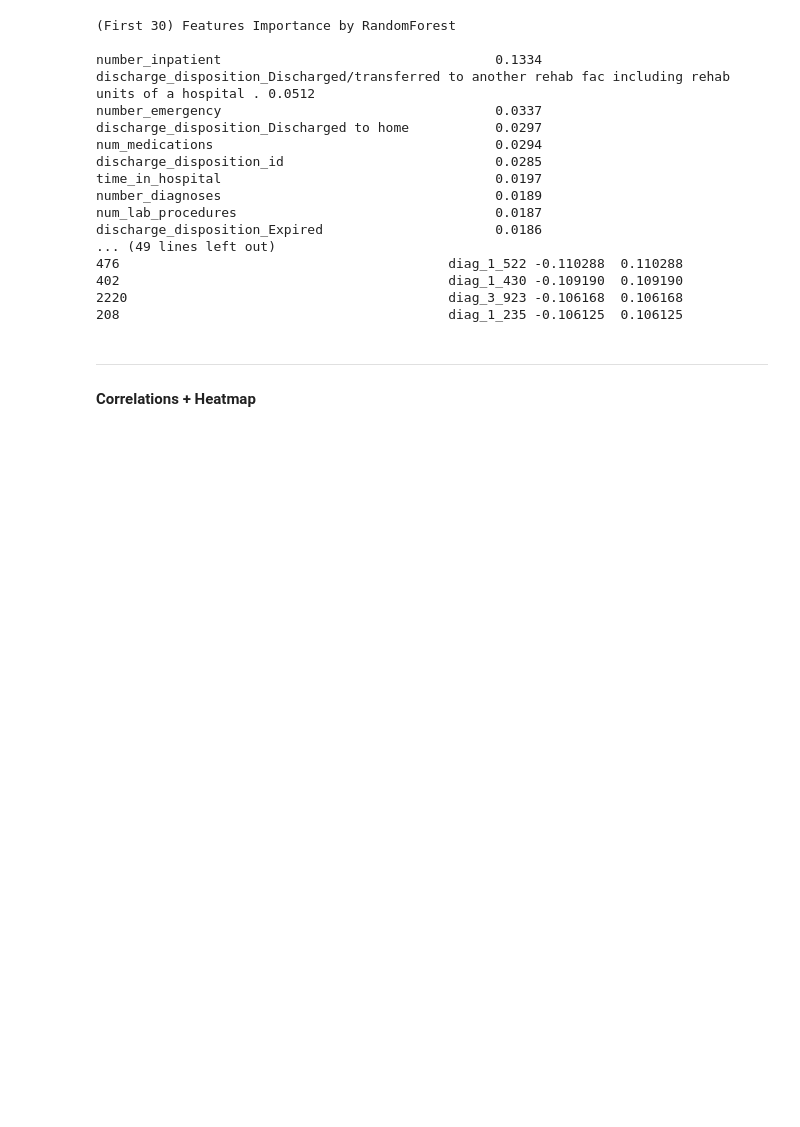
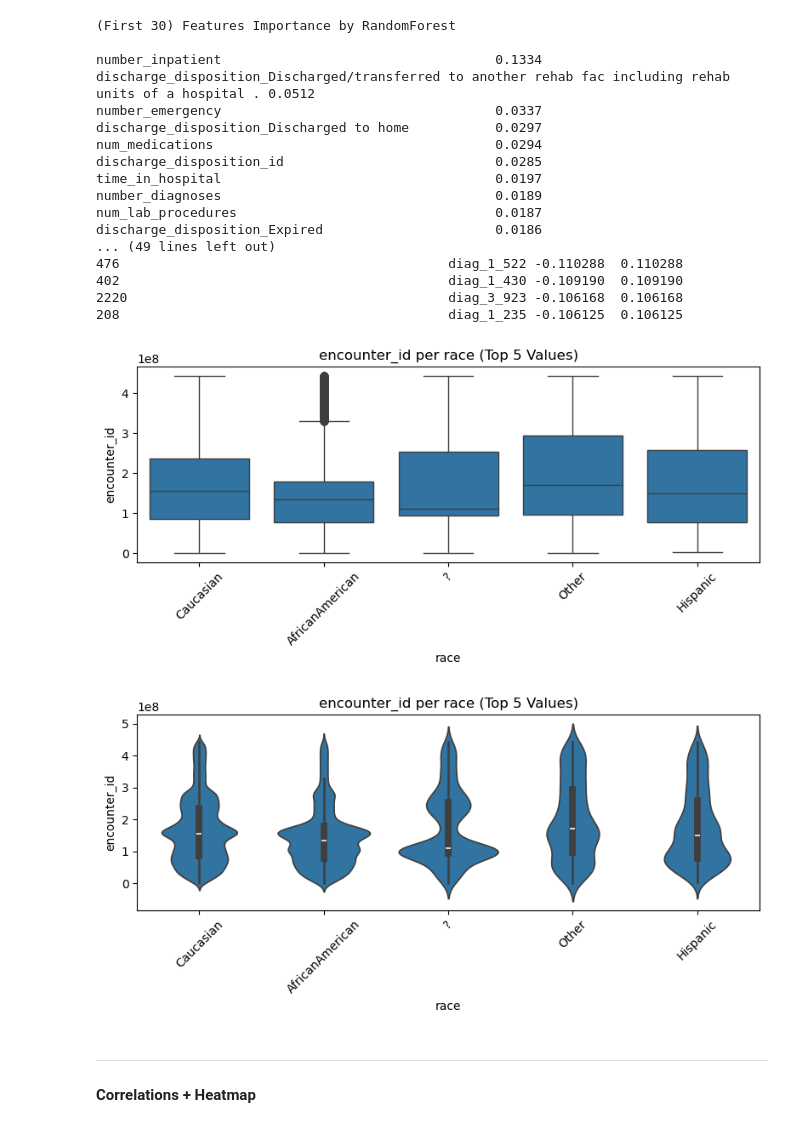
Before and after one commit to oSLaYN/patient-readmission-risk-predictor, a Jupyter notebook: main.ipynb, the cells around one changed output. Cells and saved outputs as stored; diff of their text form; code cells hidden in the pictures; blank space fills up the shorter version.

Commit message:
More Plots, Correlation and Related

```diff
--- a/main.ipynb
+++ b/main.ipynb
@@ -265,6 +265,40 @@ discharge_disposition_Expired                      0.0186
 402                                          diag_1_430 -0.109190  0.109190
 2220                                         diag_3_923 -0.106168  0.106168
 208                                          diag_1_235 -0.106125  0.106125
+# %%
+best_categorical_col = categorical_cols[0]
+best_numerical_col  = numerical_cols[0]
+
+top_5 = prrp_df[best_categorical_col].value_counts().head(5).index
+prrp_df_top_5 = prrp_df[prrp_df[best_categorical_col].isin(top_5)]
+
+import seaborn as sns
+import matplotlib.pyplot as plt
+
+plt.figure(figsize=(8, 4))
+sns.boxplot(
+    data=prrp_df_top_5,
+    x=best_categorical_col,
+    y=best_numerical_col
+)
+plt.title(f"{best_numerical_col} per {best_categorical_col} (Top 5 Values)")
+plt.xticks(rotation=45)
+plt.tight_layout()
+plt.show()
+
+plt.figure(figsize=(8, 4))
+sns.violinplot(
+    data=prrp_df_top_5,
+    x=best_categorical_col,
+    y=best_numerical_col
+)
+plt.title(f"{best_numerical_col} per {best_categorical_col} (Top 5 Values)")
+plt.xticks(rotation=45)
+plt.tight_layout()
+plt.show()
+# %% [output]
+[figure, added]
+[figure, added]
 # %% [markdown]
 <hr />
 
```
